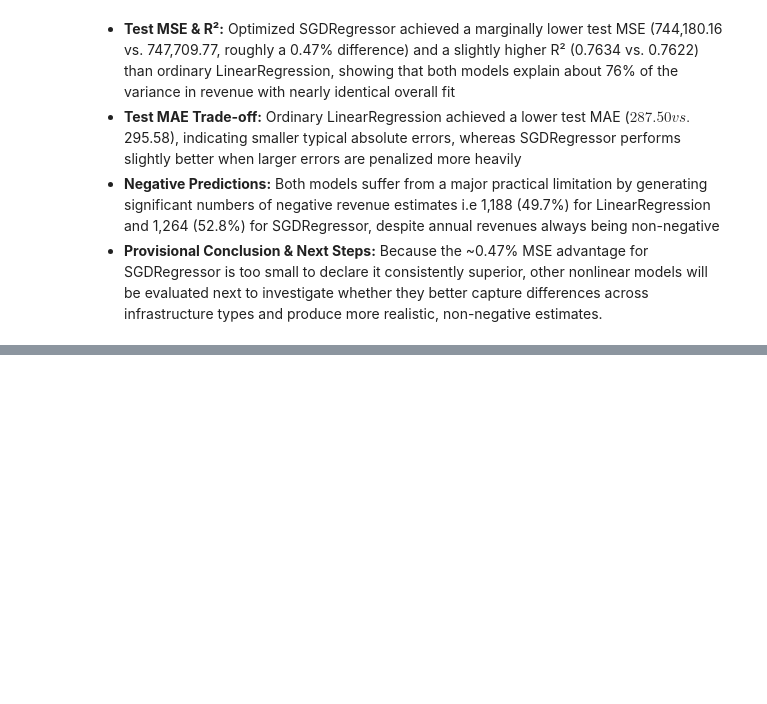
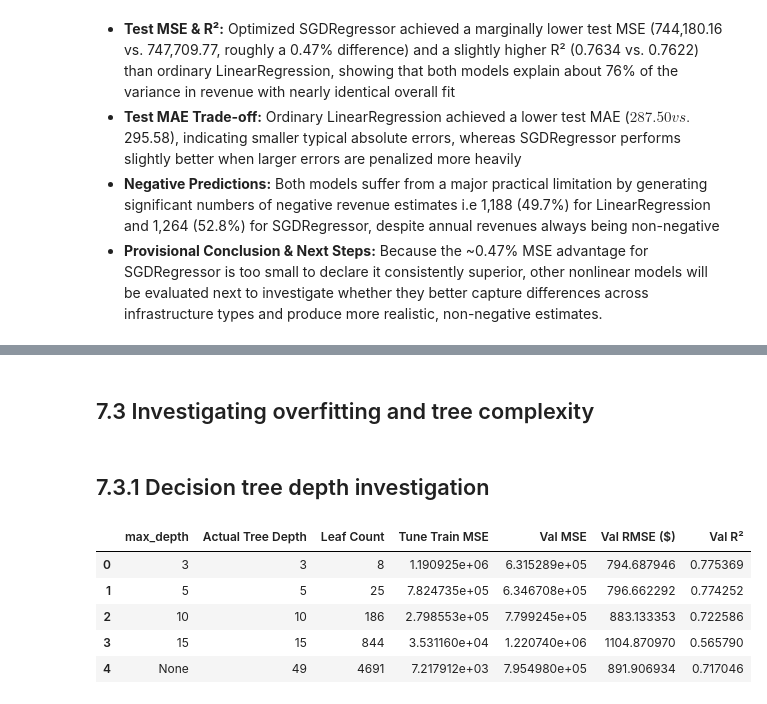
Before and after one commit to L-nsamba/linear_regression_model, a Jupyter notebook: summative/linear_regression/multivariate.ipynb, the cells around one changed output, grey strips where cells are left out. Cells and saved outputs as stored; diff of their text form; code cells hidden in the pictures; blank space fills up the shorter version.

```diff
--- a/summative/linear_regression/multivariate.ipynb
+++ b/summative/linear_regression/multivariate.ipynb
@@ -1119,0 +1173,55 @@ Supplementary 1D Model — Test R²: 0.6443
+# %% [markdown]
+## 7.3 Investigating overfitting and tree complexity
+# %% [markdown]
+## 7.3.1 Decision tree depth investigation
+# %%
+# Defining candidate max_depth values
+max_depth_values = [3, 5, 10, 15, None]
+depth_results = []
+
+# Looping through each candidate depth
+for depth in max_depth_values:
+
+    # Initializing a fresh tree with the current max_depth
+    dt_model = DecisionTreeRegressor(
+        criterion="squared_error",
+        max_depth=depth,
+        min_samples_split=2,
+        min_samples_leaf=1,
+        random_state=42
+    )
+
+    # Fitting only on the tuning-training set
+    dt_model.fit(X_tune_train_processed, y_tune_train)
+
+    # Generating predictions on tuning-train and validation
+    dt_train_preds = dt_model.predict(X_tune_train_processed)
+    dt_val_preds = dt_model.predict(X_val_processed)
+
+    # Calculating MSE, RMSE and R²
+    dt_train_mse = mean_squared_error(y_tune_train, dt_train_preds)
+    dt_val_mse = mean_squared_error(y_val, dt_val_preds)
+    dt_val_rmse = np.sqrt(dt_val_mse)
+    dt_val_r2 = r2_score(y_val, dt_val_preds)
+
+    # Storing results
+    depth_results.append({
+        "max_depth": str(depth),
+        "Actual Tree Depth": dt_model.get_depth(),
+        "Leaf Count": dt_model.get_n_leaves(),
+        "Tune Train MSE": dt_train_mse,
+        "Val MSE": dt_val_mse,
+        "Val RMSE ($)": dt_val_rmse,
+        "Val R²": dt_val_r2,
+    })
+
+# Building and displaying comparison DataFrame
+depth_results_df = pd.DataFrame(depth_results)
+display(depth_results_df)
+# %% [output]
+|  | max_depth | Actual Tree Depth | Leaf Count | Tune Train MSE | Val MSE | Val RMSE ($) | Val R² |
+| 0 | 3 | 3 | 8 | 1.190925e+06 | 6.315289e+05 | 794.687946 | 0.775369 |
+| 1 | 5 | 5 | 25 | 7.824735e+05 | 6.346708e+05 | 796.662292 | 0.774252 |
+| 2 | 10 | 10 | 186 | 2.798553e+05 | 7.799245e+05 | 883.133353 | 0.722586 |
+| 3 | 15 | 15 | 844 | 3.531160e+04 | 1.220740e+06 | 1104.870970 | 0.565790 |
+| 4 | None | 49 | 4691 | 7.217912e+03 | 7.954980e+05 | 891.906934 | 0.717046 |
```
Also changed, not shown: parts of 16 cells of this notebook.
